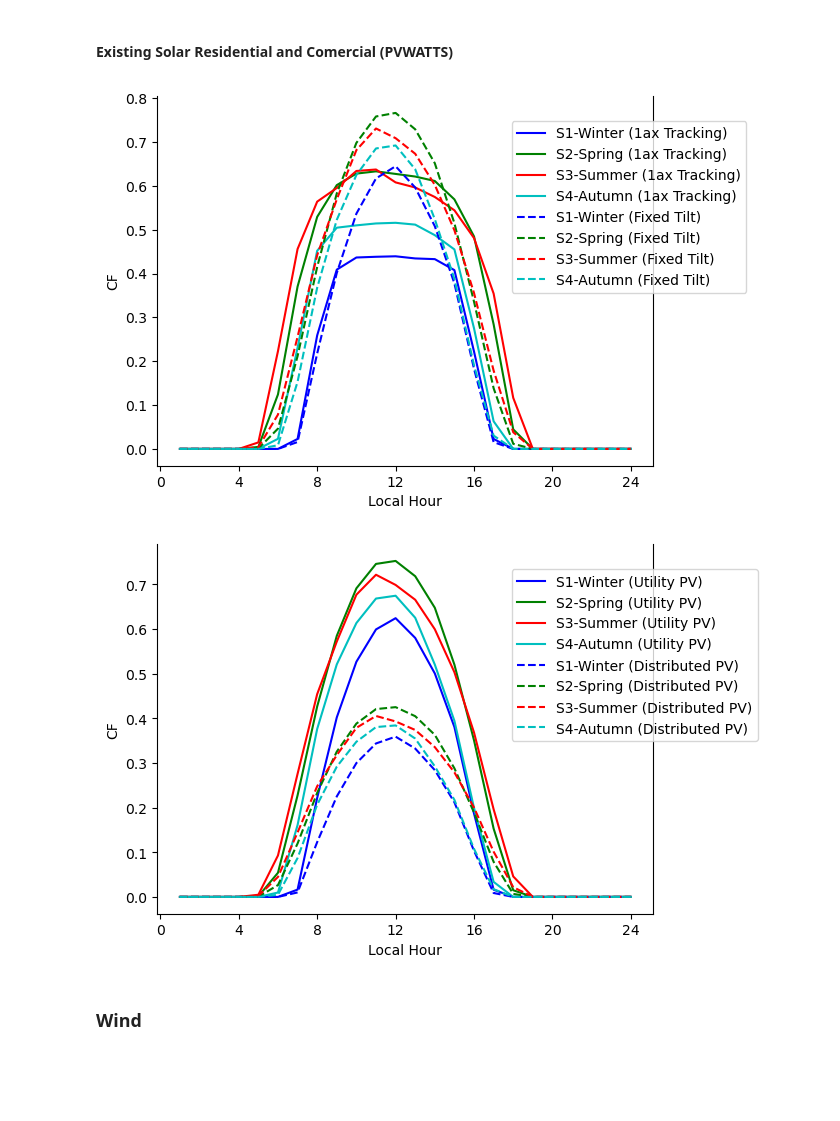
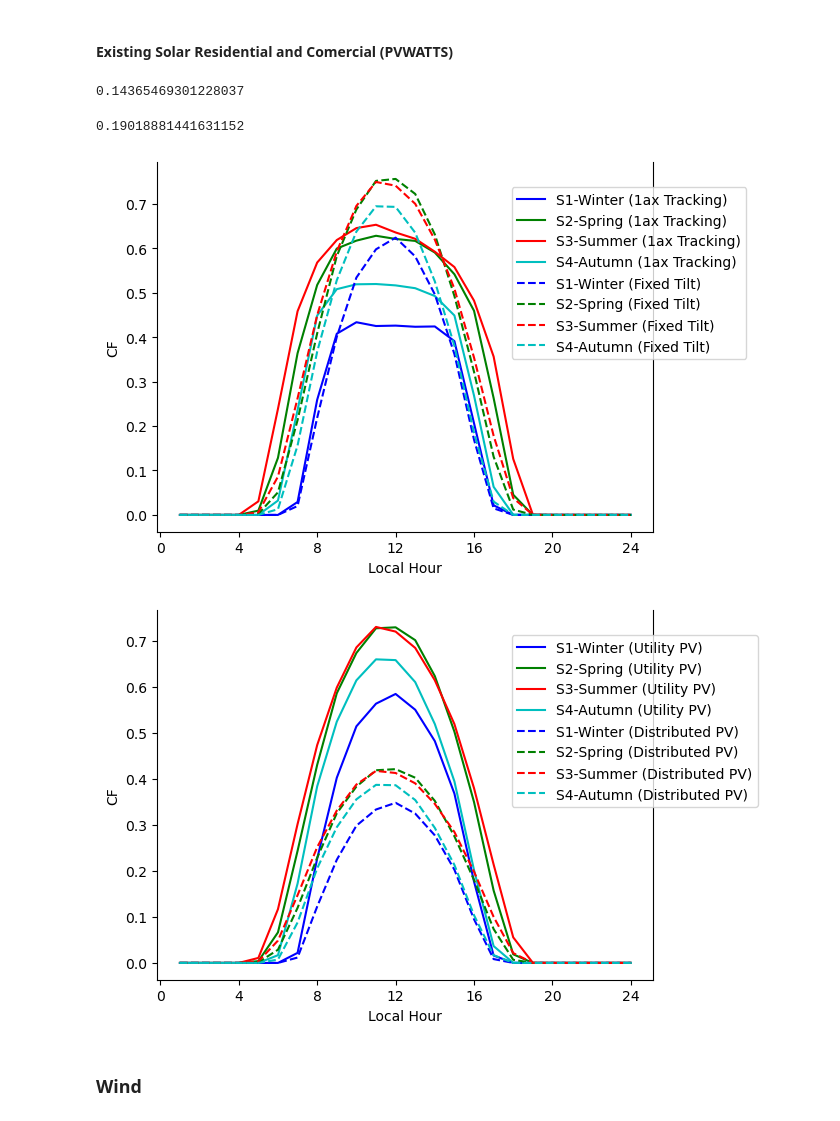
Before and after one commit to vaduraes/TemoaHurricane_V2, a Jupyter notebook: CreateDB_NC/Excel2Sql.ipynb, the cells around one changed output. Drawn from its saved outputs; the diff is of its cells as text; code cells hidden in the pictures; blank space fills up the shorter version.

Commit message:
Update Solar Data

```diff
--- a/CreateDB_NC/Excel2Sql.ipynb
+++ b/CreateDB_NC/Excel2Sql.ipynb
@@ -2456,9 +2456,9 @@ AverageDNI_Year_R3=AverageDNI_GHI_R3["DNI"].sum()/len(Seasons)/1000  #Kwh/m2/day
 #Percentage R_roof + R_1axTrack + R_OpenRack = 1
 
 def CF_DistribSolar(AvgCF=0.15, R_roof=1,R_1axTrack=0, R_OpenRack=0):
-    PVWatts_Paths_Track = glob.glob(SAM_NREL_Path+"Sun/PVWATTS_1AxTracking"+ "\*.csv")
-    PVWatts_Paths_OpenRack = glob.glob(SAM_NREL_Path+"Sun/PVWATTS_OpenRack"+ "\*.csv")
-    PVWatts_Paths_RoofTop = glob.glob(SAM_NREL_Path+"Sun/PVWATTS_RoofTop"+ "\*.csv")
+    PVWatts_Paths_Track = glob.glob(SAM_NREL_Path+"Sun/PVWATTS_1AxTracking"+ "/*.csv")
+    PVWatts_Paths_OpenRack = glob.glob(SAM_NREL_Path+"Sun/PVWATTS_OpenRack"+ "/*.csv")
+    PVWatts_Paths_RoofTop = glob.glob(SAM_NREL_Path+"Sun/PVWATTS_RoofTop"+ "/*.csv")
 
     dirData={"RoofTop": PVWatts_Paths_RoofTop,
              "OpenRack": PVWatts_Paths_OpenRack,
@@ -2509,6 +2509,14 @@ def CF_DistribSolar(AvgCF=0.15, R_roof=1,R_1axTrack=0, R_OpenRack=0):
 
 
 CF_DistributedSolar=CF_DistribSolar()
+# %%
+CF_OneAxis[CF_OneAxis["Season"]=="S1"]["CF"].mean()
+# %% [output]
+0.14365469301228037
+# %%
+CF_OneAxis[CF_OneAxis["Season"]=="S4"]["CF"].mean()
+# %% [output]
+0.19018881441631152
 # %%
 #plots for CFs for fixed tilt and tracking
 CF_OneAxis=CF_DistribSolar(AvgCF=0.215,R_roof=0,R_1axTrack=1, R_OpenRack=0)
@@ -2549,10 +2557,10 @@ plt.plot(x, R_S4Data["CF"].values,Colors[3]+"--",label='S4-Autumn (Fixed Tilt)')
 plt.legend(loc='center left',ncol=1,bbox_to_anchor=(0.7, 0.7))
 plt.gca().spines["top"].set_visible(False)
 # %% [output]
-[figure, old version]
+[figure, new version]
 # %%
 #plots for CFs for fixed tilt and tracking
-CF_Utility=CF_DistribSolar(AvgCF=0.215,R_roof=0,R_1axTrack=0.1, R_OpenRack=0.9)
+CF_Utility=CF_DistribSolar(AvgCF=0.215,R_roof=0,R_1axTrack=0.2, R_OpenRack=0.8)
 
 
 R_S1Data=CF_Utility[CF_Utility["Season"]=="S1"]
@@ -2564,34 +2572,34 @@ x=R_S4Data["Hour"].unique()
 
 MinY=max(CF_Utility["CF"].min()-0.05,0)
 MaxY=min(CF_Utility["CF"].max()+0.05,1)
 
 #set ticks x axis
 plt.xticks(np.arange(0, 24+1, 4))
 
 Colors=list(mcolors.BASE_COLORS.keys())
 plt.plot(x, R_S1Data["CF"].values,Colors[0]+"-",label='S1-Winter (Utility PV)')
 plt.plot(x, R_S2Data["CF"].values,Colors[1]+"-",label='S2-Spring (Utility PV)')
 plt.plot(x, R_S3Data["CF"].values,Colors[2]+"-",label='S3-Summer (Utility PV)')
 plt.plot(x, R_S4Data["CF"].values,Colors[3]+"-",label='S4-Autumn (Utility PV)')
 plt.xlabel("Local Hour")
 plt.ylabel('CF')
 
 CF_Residential=CF_DistribSolar(AvgCF=0.12, R_roof=1, R_1axTrack=0, R_OpenRack=0)
 R_S1Data=CF_Residential[CF_Residential["Season"]=="S1"]
 R_S2Data=CF_Residential[CF_Residential["Season"]=="S2"]
 R_S3Data=CF_Residential[CF_Residential["Season"]=="S3"]
 R_S4Data=CF_Residential[CF_Residential["Season"]=="S4"]
 
 plt.plot(x, R_S1Data["CF"].values,Colors[0]+"--",label='S1-Winter (Distributed PV)')
 plt.plot(x, R_S2Data["CF"].values,Colors[1]+"--",label='S2-Spring (Distributed PV)')
 plt.plot(x, R_S3Data["CF"].values,Colors[2]+"--",label='S3-Summer (Distributed PV)')
 plt.plot(x, R_S4Data["CF"].values,Colors[3]+"--",label='S4-Autumn (Distributed PV)')
 
 #put ledeng in the left
 plt.legend(loc='center left',ncol=1,bbox_to_anchor=(0.7, 0.7))
 plt.gca().spines["top"].set_visible(False)
 # %% [output]
-[figure, old version]
+[figure, new version]
 # %% [markdown]
 ### Wind
 # %%
```
Also changed, not shown: 25 other files.
